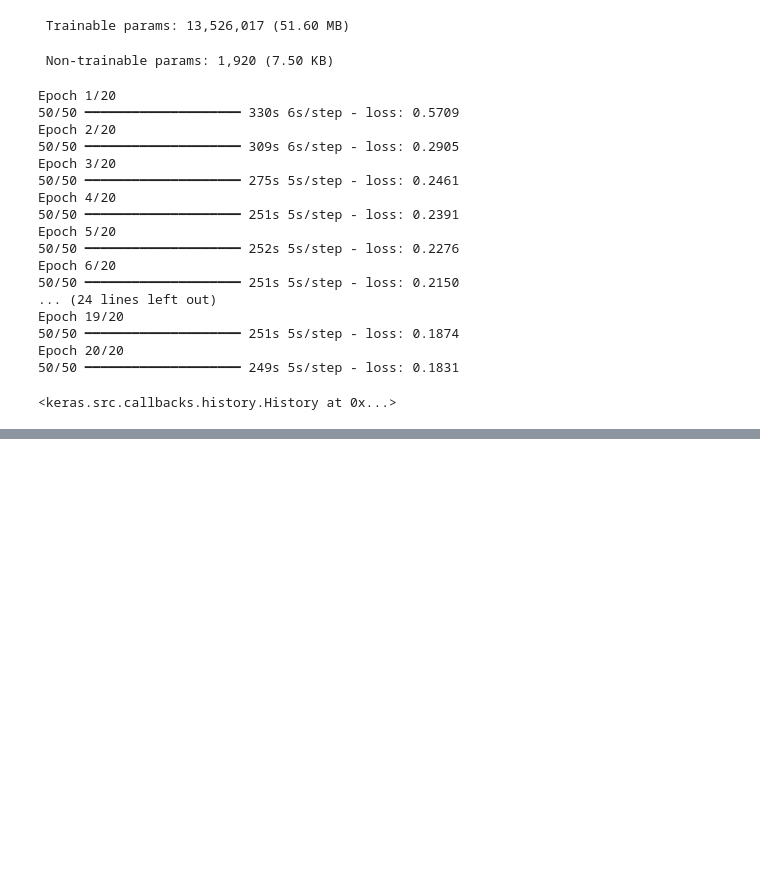
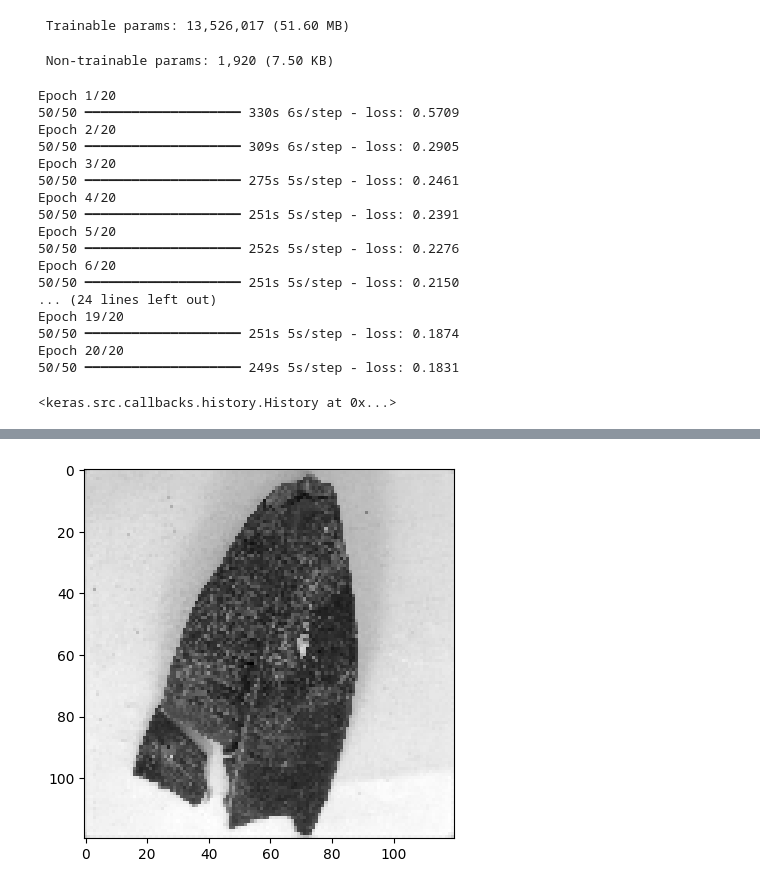
Before and after one commit to DarshilPungalia/Auto-Forest, a Jupyter notebook: autoforest.ipynb, the cells around one changed output, grey strips where cells are left out. Cells and saved outputs as stored; diff of their text form; code cells hidden in the pictures; blank space fills up the shorter version.

```diff
--- a/autoforest.ipynb
+++ b/autoforest.ipynb
@@ -819,2 +864,29 @@ plt.imshow(prediction4[0], cmap='gray');
 # %%
 perceptualEncoder.save(r'models/UResNetEncoder.keras')
+# %%
+def ensemble_prediction(models, input_batch, method='average', weights=None):
+    outputs = [model.predict(input_batch) for model in models]
+
+    if method == 'average':
+        return tf.reduce_mean(outputs, axis=0)
+
+    elif method == 'weighted':
+        if weights is None or len(weights) != len(models):
+            raise ValueError("Weights must be provided and match number of models.")
+        outputs = [w * out for w, out in zip(weights, outputs)]
+        return tf.reduce_sum(outputs, axis=0)
+
+    else:
+        raise ValueError(f"Unknown ensemble method: {method}")
+# %%
+Unet1= tf.keras.models.load_model(r"C:\Users\LENOVO\Desktop\Python\Auto-Forest\models\UnetInspired.keras",
+                                          custom_objects={'cross_similarity': cross_similarity})
+
+Unet2= tf.keras.models.load_model(r"C:\Users\LENOVO\Desktop\Python\Auto-Forest\models\Unet2.keras",
+                                          custom_objects={'cross_similarity': cross_similarity})
+# %%
+models = [perceptualEncoder, Unet1, Unet2]
+
+predictionAgg = ensemble_prediction(models, testImg)
+plt.imshow(predictionAgg[0], cmap='gray');
+# %% [output]
@@ -820,0 +896 @@ perceptualEncoder.save(r'models/UResNetEncoder.keras')
+[figure, added]
```
Also changed, not shown: parts of 23 cells of this notebook, 8 other files.
